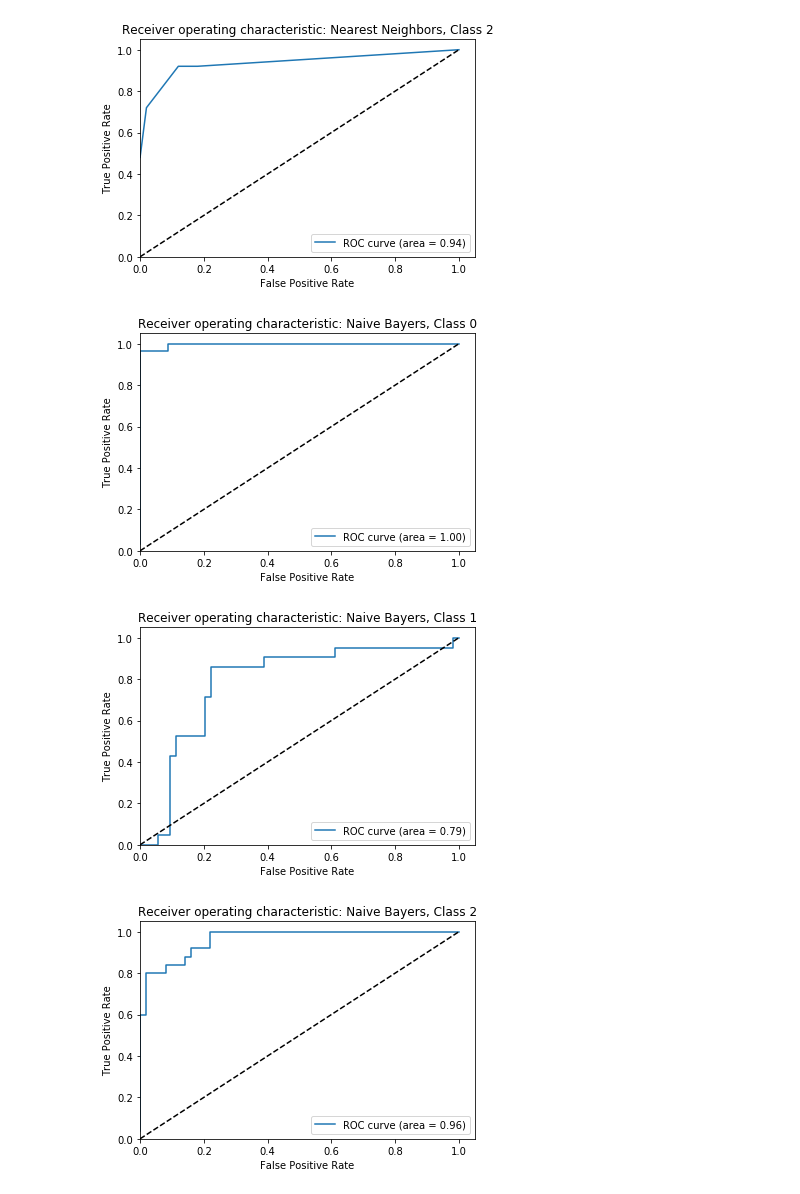
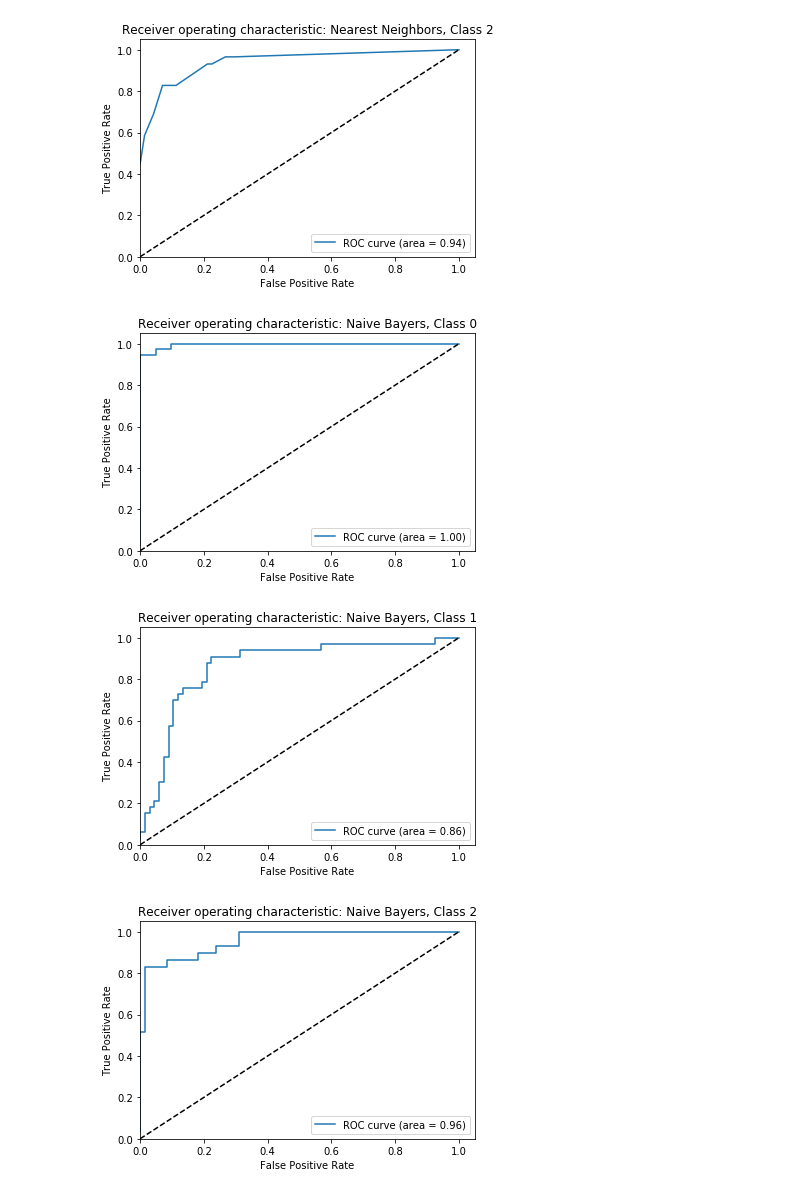
Before and after one commit to ysqyang/Machine-learning-video-quality-assessment, a Jupyter notebook: Scripts/CSE523_Classification.ipynb, the cells around one changed output. Drawn from its saved outputs; the diff is of its cells as text; code cells hidden in the pictures.

```diff
--- a/Scripts/CSE523_Classification.ipynb
+++ b/Scripts/CSE523_Classification.ipynb
@@ -105,0 +80,6 @@ AdaBoost accuracy: 0.873
+# %%
+# Finalizing models and evaluate performance on test set
+print('Classifer Training Accuracy Test Accuracy')
+for name, clf in best_classifiers.items():
+    clf.fit(X_train, y_train)
+    print('{} {} {}'.format(name, clf.score(X_train, y_train), clf.score(X_test, y_test)))
@@ -106,16 +94,8 @@ AdaBoost accuracy: 0.873
 # %%
 # binarize labels
 classes = [0,1,2]
-y_bin = label_binarize(y, classes = classes)
-
-# function for computing the ROC curves in k-fold CV
-def k_Fold_roc(clf, n):
-    aucs = []
-    kf = KFold(n_splits = n)
-    for train, test in kf.split(X):
-        _, _, a = get_roc(X[train], y_bin[train], X[test], y_bin[test], clf)
-        aucs.append(a)
-    return aucs
+y_train_bin = label_binarize(y_train, classes=classes)
+y_test_bin = label_binarize(y_test, classes=classes)
 
 def plot_roc(fpr, tpr, roc_auc, clf_name, lb):
     plt.figure()
@@ -138,15 +118,3 @@ def get_roc(X_tr, y_tr, X_te, y_te, clf):
         fpr[i], tpr[i], _ = roc_curve(y_te[:, i], y_score[:, i])
         roc_auc[i] = auc(fpr[i], tpr[i])
     return (fpr, tpr, roc_auc)
-# %%
-# get k-fold CV roc data for each classifier
-aucs = {}
-for k, v in best_classifiers.items():
-    aucs[k] = k_Fold_roc(v, fold)
-# %%
-for k, v in aucs.items():  # v is a list of dictionaries
-    print(k)
-    print("{}_fold AUCs: ".format(fold))
-    for x in v:  # x is a dictionary {'label': AUC}
-        print({l:'{0:5.3f}'.format(x[l]) for l in x.keys()})
-    print("#################################")
@@ -171,9 +121,7 @@ Random Forest
 # %%
-# ROC curves for a random train-test split for each classifier
-X_train, X_test, y_train, y_test = train_test_split(X, y_bin, test_size = 0.25, random_state = 0)
-
+# ROC curves for each classifier
 for k, v in best_classifiers.items():
-    fpr, tpr, roc_auc = get_roc(X_train, y_train, X_test, y_test, v)
+    fpr, tpr, roc_auc = get_roc(X_train, y_train_bin, X_test, y_test_bin, v)
     for i in classes:
         plot_roc(fpr[i], tpr[i], roc_auc[i], k, i)
 # %% [output]
@@ -185,4 +133,4 @@ for k, v in best_classifiers.items():
-[figure, old version]
+[figure, new version]
-[figure, old version]
+[figure, new version]
-[figure, old version]
+[figure, new version]
-[figure, old version]
+[figure, new version]
```
Also changed, not shown: parts of 11 cells of this notebook, 1 other file.
